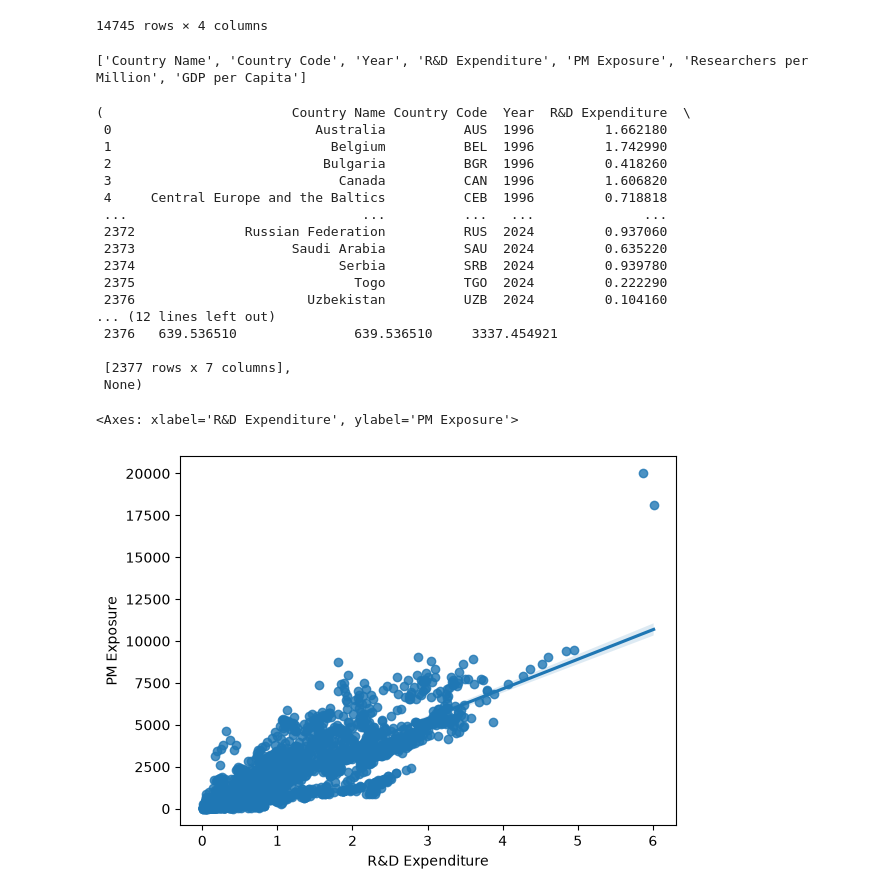
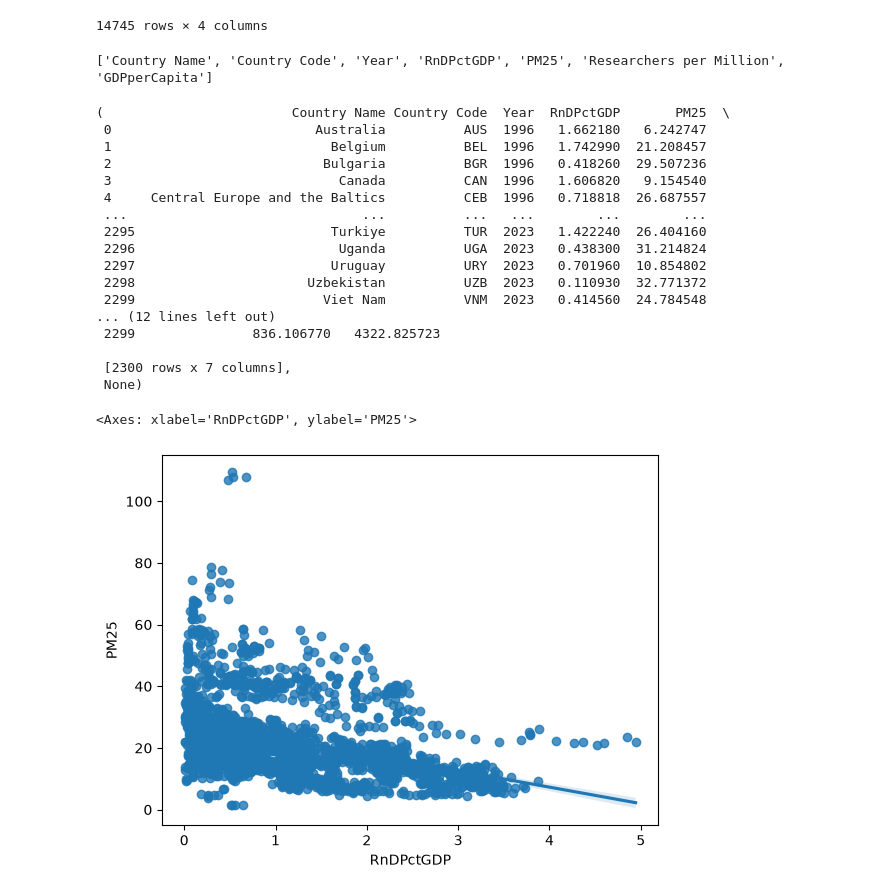
Before and after one commit to Zavvnr/Zavier-ISS-Presentation-Data, a Jupyter notebook: visualization.ipynb, the cells around one changed output. Cells and saved outputs as stored; diff of their text form; code cells hidden in the pictures.

Commit message:
Added visualizations and GDP data

```diff
--- a/visualization.ipynb
+++ b/visualization.ipynb
@@ -32,7 +33,7 @@ import statsmodels.formula.api as smf
 # Data import & cleaning
 r_and_d_expenditure = pd.read_csv('data/API_GB.XPD.RSDV.GD.ZS_DS2_en_csv_v2_232.csv', skiprows=4)
 researchers_per_million = pd.read_csv('data/API_SP.POP.SCIE.RD.P6_DS2_en_csv_v2_37695.csv', skiprows=4)
-PM_Exposure = pd.read_csv('data/API_SP.POP.SCIE.RD.P6_DS2_en_csv_v2_37695.csv', skiprows=4)
+PM_Exposure = pd.read_csv('data/API_EN.ATM.PM25.MC.M3_DS2_en_csv_v2_33524.csv', skiprows=4)
 GDP_data = pd.read_csv('data/API_NY.GDP.PCAP.CD_DS2_en_csv_v2_33610.csv', skiprows=4)
 # %%
 r_and_d_expenditure
@@ -190,25 +191,30 @@ GDP_data
 df = r_and_d_expenditure.merge(PM_Exposure, on=["Country Name", "Country Code", "Year"], how="inner")
 df = df.merge(researchers_per_million, on=["Country Name", "Country Code", "Year"], how="inner")
 df = df.merge(GDP_data, on=["Country Name", "Country Code", "Year"], how="inner")
+df = df.rename(columns={
+    "R&D Expenditure": "RnDPctGDP",
+    "PM Exposure":     "PM25",
+    "GDP per Capita":  "GDPperCapita",
+})
 df, print(df.columns.tolist())
 # %% [output]
-['Country Name', 'Country Code', 'Year', 'R&D Expenditure', 'PM Exposure', 'Researchers per Million', 'GDP per Capita']
+['Country Name', 'Country Code', 'Year', 'RnDPctGDP', 'PM25', 'Researchers per Million', 'GDPperCapita']
-(                        Country Name Country Code  Year  R&D Expenditure  \
- 0                          Australia          AUS  1996         1.662180
- 1                            Belgium          BEL  1996         1.742990
- 2                           Bulgaria          BGR  1996         0.418260
- 3                             Canada          CAN  1996         1.606820
- 4     Central Europe and the Baltics          CEB  1996         0.718818
- ...                              ...          ...   ...              ...
- 2372              Russian Federation          RUS  2024         0.937060
- 2373                    Saudi Arabia          SAU  2024         0.635220
- 2374                          Serbia          SRB  2024         0.939780
- 2375                            Togo          TGO  2024         0.222290
- 2376                      Uzbekistan          UZB  2024         0.104160
+(                        Country Name Country Code  Year  RnDPctGDP       PM25  \
+ 0                          Australia          AUS  1996   1.662180   6.242747
+ 1                            Belgium          BEL  1996   1.742990  21.208457
+ 2                           Bulgaria          BGR  1996   0.418260  29.507236
+ 3                             Canada          CAN  1996   1.606820   9.154540
+ 4     Central Europe and the Baltics          CEB  1996   0.718818  26.687557
+ ...                              ...          ...   ...        ...        ...
+ 2295                         Turkiye          TUR  2023   1.422240  26.404160
+ 2296                          Uganda          UGA  2023   0.438300  31.214824
+ 2297                         Uruguay          URY  2023   0.701960  10.854802
+ 2298                      Uzbekistan          UZB  2023   0.110930  32.771372
+ 2299                        Viet Nam          VNM  2023   0.414560  24.784548
 ... (12 lines left out)
- 2376   639.536510               639.536510     3337.454921
+ 2299               836.106770   4322.825723
 
- [2377 rows x 7 columns],
+ [2300 rows x 7 columns],
  None)
 # %%
 # Data visualization
@@ -216,6 +222,6 @@ px.choropleth(df, locations="Country Code", color="PM Exposure", locationmode="I
 # %%
-sns.regplot(x="R&D Expenditure", y="PM Exposure", data=df)
+sns.regplot(x="RnDPctGDP", y="PM25", data=df)
 # %% [output]
-<Axes: xlabel='R&D Expenditure', ylabel='PM Exposure'>
+<Axes: xlabel='RnDPctGDP', ylabel='PM25'>
-[figure, old version]
+[figure, new version]
 # %%
```
Also changed, not shown: parts of 14 cells of this notebook.
